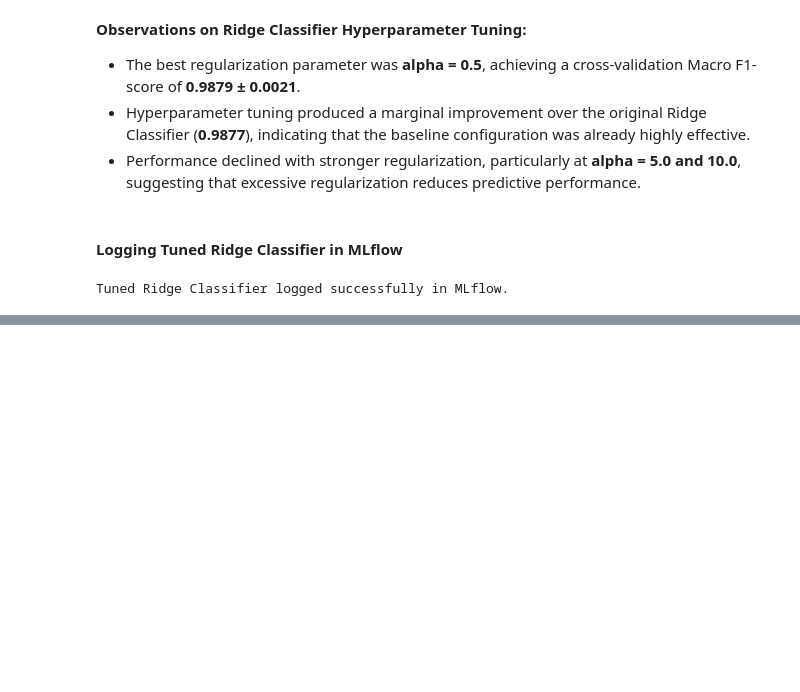
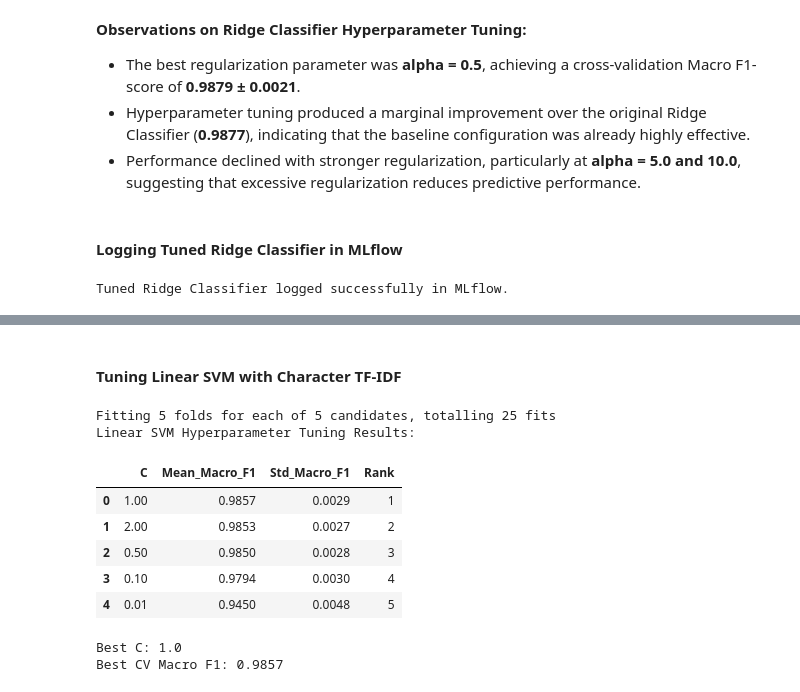
Before and after one commit to TejasMJ/Product-Taxonomy-Intelligence, a Jupyter notebook: notebooks/05_model_development.ipynb, the cells around one changed output, grey strips where cells are left out. Cells and saved outputs as stored; diff of their text form; code cells hidden in the pictures; blank space fills up the shorter version.

Commit message:
Hyperparameter Tunning completed

```diff
--- a/notebooks/05_model_development.ipynb
+++ b/notebooks/05_model_development.ipynb
@@ -4042,0 +4092,54 @@ Tuned Ridge Classifier logged successfully in MLflow.
+# %% [markdown]
+#### Tuning Linear SVM with Character TF-IDF
+# %%
+# Running group-aware hyperparameter tuning
+svm_grid_search.fit(
+    X_train_char,
+    y_train,
+    groups=train_groups
+)
+
+# Extracting tuning results
+svm_tuning_results_df = pd.DataFrame(
+    svm_grid_search.cv_results_
+)[
+    [
+        "param_C",
+        "mean_test_score",
+        "std_test_score",
+        "rank_test_score"
+    ]
+].copy()
+
+# Renaming columns
+svm_tuning_results_df.columns = [
+    "C",
+    "Mean_Macro_F1",
+    "Std_Macro_F1",
+    "Rank"
+]
+
+# Sorting by performance
+svm_tuning_results_df = (
+    svm_tuning_results_df
+    .sort_values("Rank")
+    .reset_index(drop=True)
+)
+
+# Displaying tuning results
+print("Linear SVM Hyperparameter Tuning Results:")
+display(svm_tuning_results_df.round(4))
+
+print(f"\nBest C: {svm_grid_search.best_params_['C']}")
+print(f"Best CV Macro F1: {svm_grid_search.best_score_:.4f}")
+# %% [output]
+Fitting 5 folds for each of 5 candidates, totalling 25 fits
+Linear SVM Hyperparameter Tuning Results:
+|  | C | Mean_Macro_F1 | Std_Macro_F1 | Rank |
+| 0 | 1.00 | 0.9857 | 0.0029 | 1 |
+| 1 | 2.00 | 0.9853 | 0.0027 | 2 |
+| 2 | 0.50 | 0.9850 | 0.0028 | 3 |
+| 3 | 0.10 | 0.9794 | 0.0030 | 4 |
+| 4 | 0.01 | 0.9450 | 0.0048 | 5 |
+Best C: 1.0
+Best CV Macro F1: 0.9857
```
Also changed, not shown: parts of 8 cells of this notebook.
